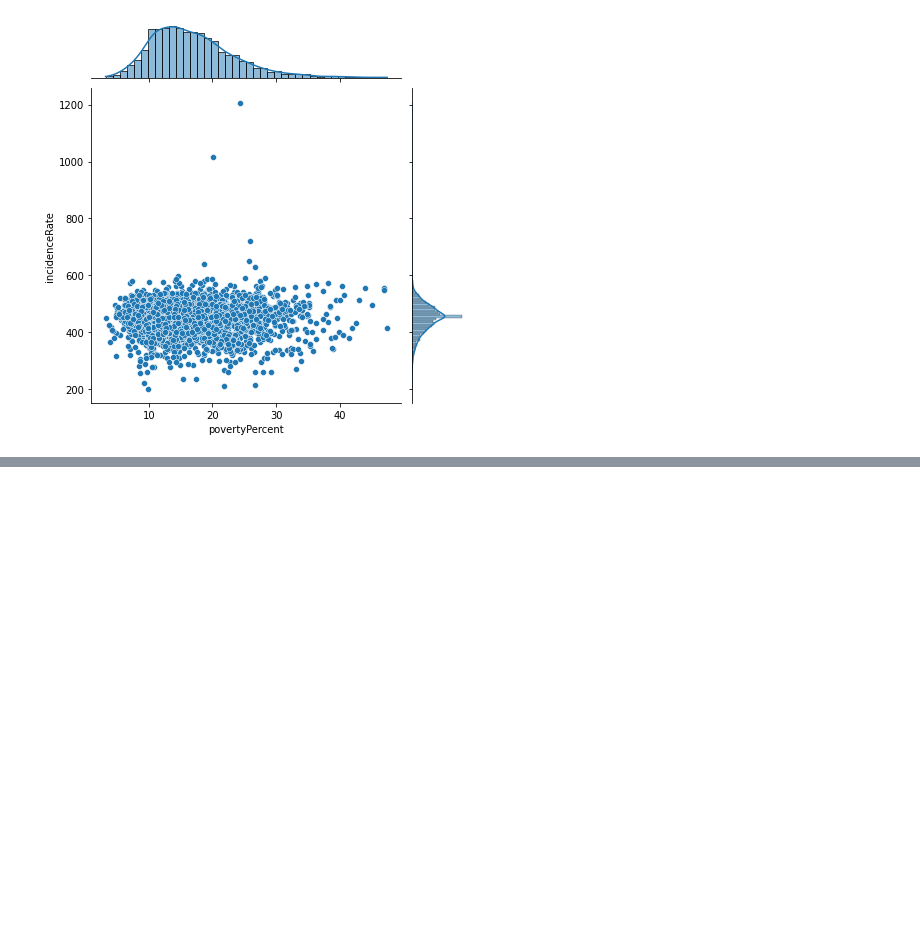
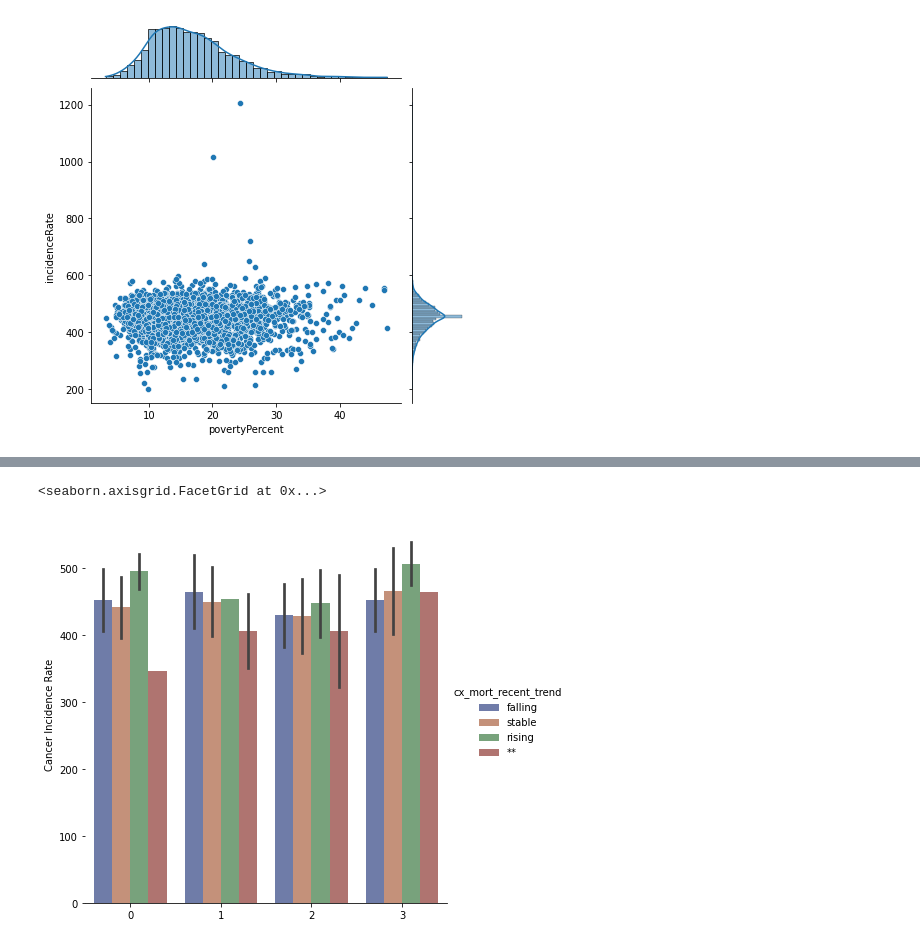
Before and after one commit to dansarmiento/ColaboratoryNotebooks, a Jupyter notebook: notebook8cd93c78a5.ipynb, the cells around one changed output, grey strips where cells are left out. Saved outputs shown, nothing was run; the diff lists cells and outputs as text; code cells hidden in the pictures; blank space fills up the shorter version.

```diff
--- a/notebook8cd93c78a5.ipynb
+++ b/notebook8cd93c78a5.ipynb
@@ -178,0 +207,12 @@ sns.jointplot(data=df, x='medIncome',y='death_per_k', kind='hex')
+# %%
+g = sns.catplot(data=df, kind='bar',
+                x='state_poverty_quartile', y='incidenceRate',
+                hue='cx_mort_recent_trend', ci='sd', palette='dark',
+                alpha=.6, height=6
+)
+g.despine(left=True)
+g.set_axis_labels('', 'Cancer Incidence Rate')
+# no valuable differences between this and everything else
+# %% [output]
+<seaborn.axisgrid.FacetGrid at 0x...>
+[figure, added]
```
Also changed, not shown: parts of 5 cells of this notebook.
